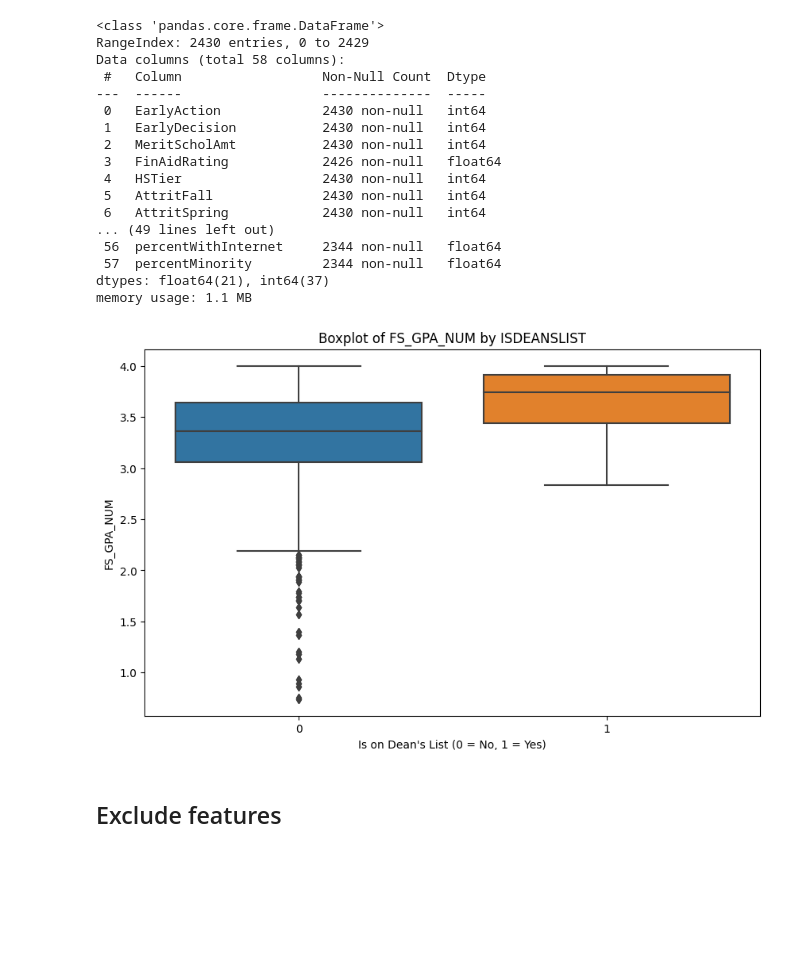
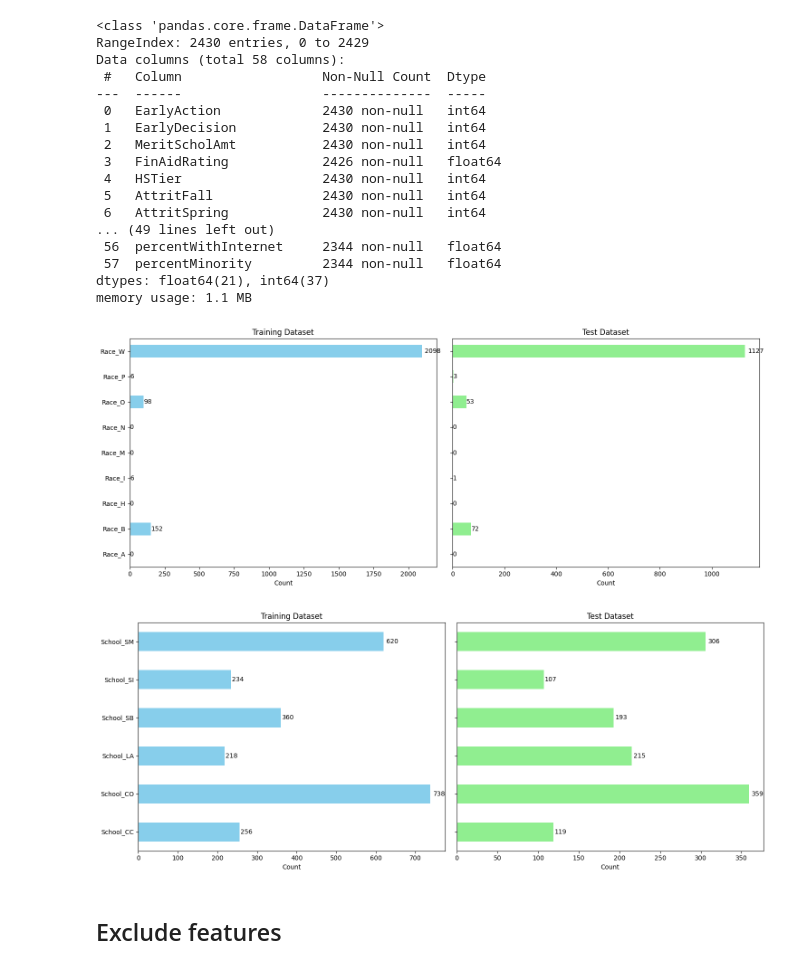
Before and after one commit to eitellauria/Retention, a Jupyter notebook: Freshmen_Retention.ipynb, the cells around one changed output. Drawn from its saved outputs; the diff is of its cells as text; code cells hidden in the pictures; blank space fills up the shorter version.

```diff
--- a/Freshmen_Retention.ipynb
+++ b/Freshmen_Retention.ipynb
@@ -452,16 +529,14 @@ Data columns (total 58 columns):
  57  percentMinority         2344 non-null   float64
 dtypes: float64(21), int64(37)
 memory usage: 1.1 MB
-# %%
-# Creating the boxplots
-plt.figure(figsize=(10, 6))
-sns.boxplot(x='ISDEANSLIST', y='FS_GPA_NUM', data=dfr)
-plt.title('Boxplot of FS_GPA_NUM by ISDEANSLIST')
-plt.xlabel('Is on Dean\'s List (0 = No, 1 = Yes)')
-plt.ylabel('FS_GPA_NUM')
-plt.show()
-# %% [output]
-[figure, removed]
+# %%
+plot_dummy_var_counts(dfr, dft, ['Race_A','Race_B','Race_H','Race_I','Race_M','Race_N','Race_O','Race_P', 'Race_W'])
+# %% [output]
+[figure, added]
+# %%
+plot_dummy_var_counts(dfr, dft, ['School_CC', 'School_CO','School_LA','School_SB','School_SI','School_SM'])
+# %% [output]
+[figure, added]
 # %% [markdown]
 ## Exclude features
 # %%
```
Also changed, not shown: parts of 3 cells of this notebook.
